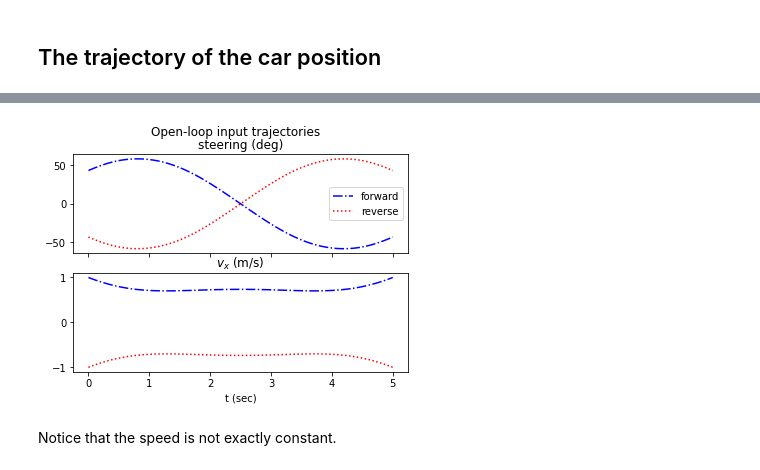
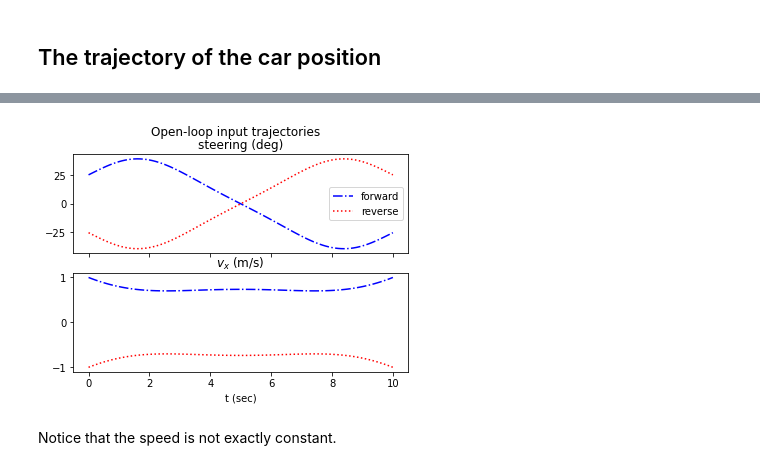
Before and after one commit to lkmuk/modular-mobile-robotics, a Jupyter notebook: examples/car/dev_kinematic_flatness.ipynb, the cells around one changed output, grey strips where cells are left out. Drawn from its saved outputs; the diff is of its cells as text; code cells hidden in the pictures.

```diff
--- a/examples/car/dev_kinematic_flatness.ipynb
+++ b/examples/car/dev_kinematic_flatness.ipynb
@@ -24,3 +8,40 @@ X_rev, U_rev = traj_generator.compute_traj_x_u(t_eval, vel_positive=False) # FYI
+# %%
+wheelbase = 1.8
+footprint = footprint_rectangle(xf=2.4, xr = 0.7, width=1.6)
+
+# the flatness representation has a SIGN ambiguity on the yaw angle!
+initial_pose = dict()
+initial_pose['fwd'] = np.array([0.0, 0.0, np.pi/3])
+initial_pose['rev'] = initial_pose['fwd'].copy() # really important to do a copy instead of a view
+initial_pose['rev'][2] += np.pi
+
+# The starting and goal points are the same whether driving in reverse/ forward
+initial_pt = initial_pose['fwd'][:2]
+goal_pt = [-1.0,7.0]
+initial_speed = 1.0 # m/s
+
+# We want something like a parallel lane changing maneuver
+T_maneuver = 10.0 # sec
+traj_generator = tg_ackermann_flatness(wheelbase=wheelbase,prediction_horizon=T_maneuver)
+# let's define the velocity of the kinematic center at both t=0 and t = T
+#   notice that in the velocity is expressed in the world-frame
+#   so it does not matter whether the vehicle is driving in reverse or not
+unit_tangent = np.array([
+    np.cos(initial_pose['fwd'][2]),
+    np.sin(initial_pose['fwd'][2]),
+])
+initial_vel = initial_speed * unit_tangent
+traj_generator.update_flat_traj(
+    p0=initial_pt,
+    v0=initial_vel,
+    pf=goal_pt,
+    vf=initial_vel #0.2*initial_vel
+)
+# %%
+t_eval = np.linspace(0,T_maneuver,100+1)
+X_ol, U_ol = dict(), dict()
+for mode in ('fwd', 'rev'):
+    X_ol[mode], U_ol[mode] = traj_generator.compute_traj_x_u(t_eval, vel_positive=(mode=='fwd'))
 # %% [markdown]
 ## The trajectory of the car position
 # %%
@@ -39,19 +60,19 @@ plt.show()
 # %%
 _, axs = plt.subplots(2,1,sharex=True)
 plt.suptitle('Open-loop input trajectories')
 
-axs[0].plot(t_eval, U_fwd[:,0]*180/np.pi, '-.b',label='forward')
-axs[0].plot(t_eval, U_rev[:,0]*180/np.pi, ':r',label='reverse')
+axs[0].plot(t_eval, U_ol['fwd'][:,0]*180/np.pi, '-.b',label='forward')
+axs[0].plot(t_eval, U_ol['rev'][:,0]*180/np.pi, ':r',label='reverse')
 axs[0].set_title('steering (deg)')
 axs[0].legend()
 
-axs[1].plot(t_eval, U_fwd[:,1], '-.b',label='forward')
-axs[1].plot(t_eval, U_rev[:,1], ':r',label='reverse')
+axs[1].plot(t_eval, U_ol['fwd'][:,1], '-.b',label='forward')
+axs[1].plot(t_eval, U_ol['rev'][:,1], ':r',label='reverse')
 axs[1].set_title('$v_x$ (m/s)')
 axs[1].set_xlabel('t (sec)')
 plt.show()
 # %% [output]
-[figure, old version]
+[figure, new version]
 # %% [markdown]
 Notice that the speed is not exactly constant.
 # %% [markdown]
```
Also changed, not shown: parts of 12 cells of this notebook, 2 other files.
